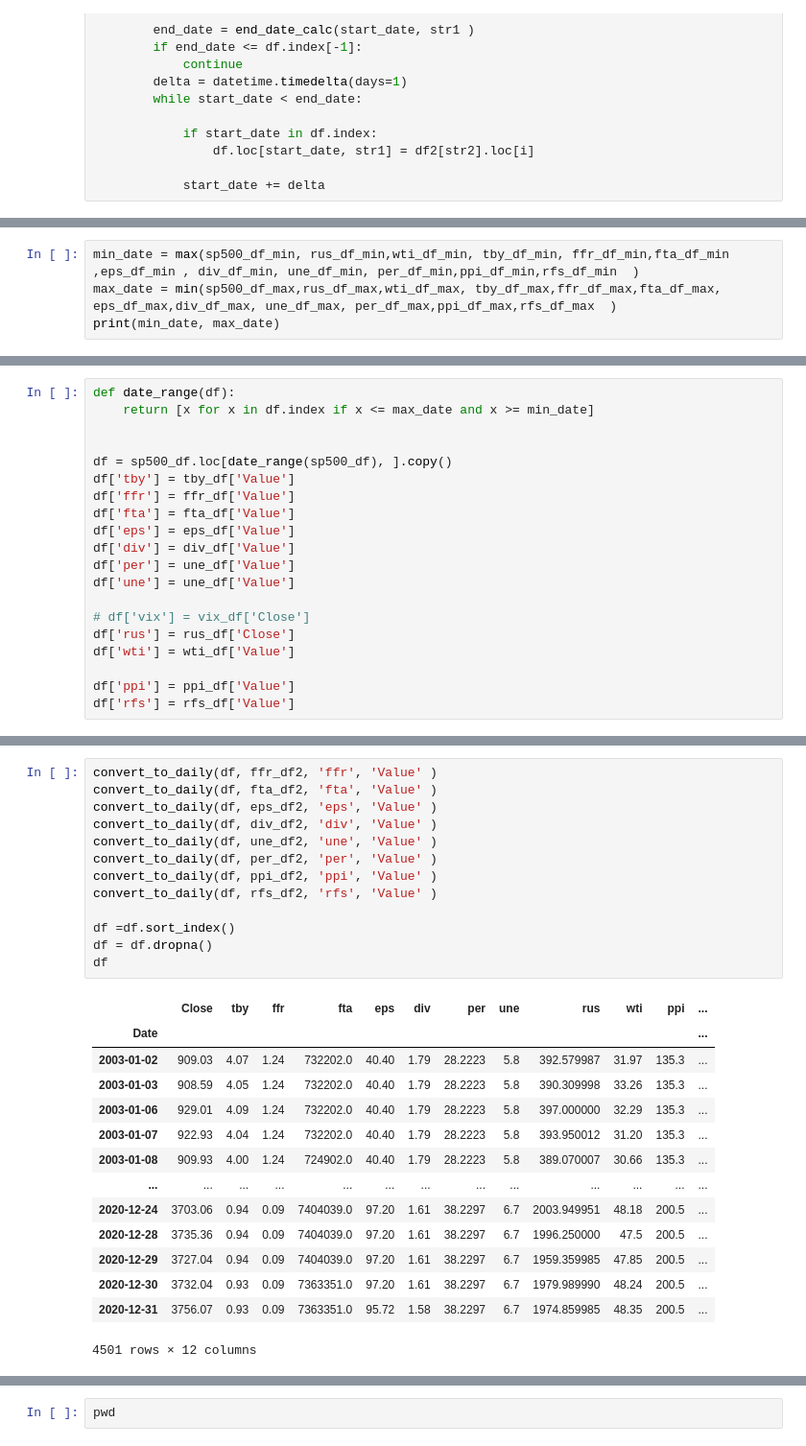
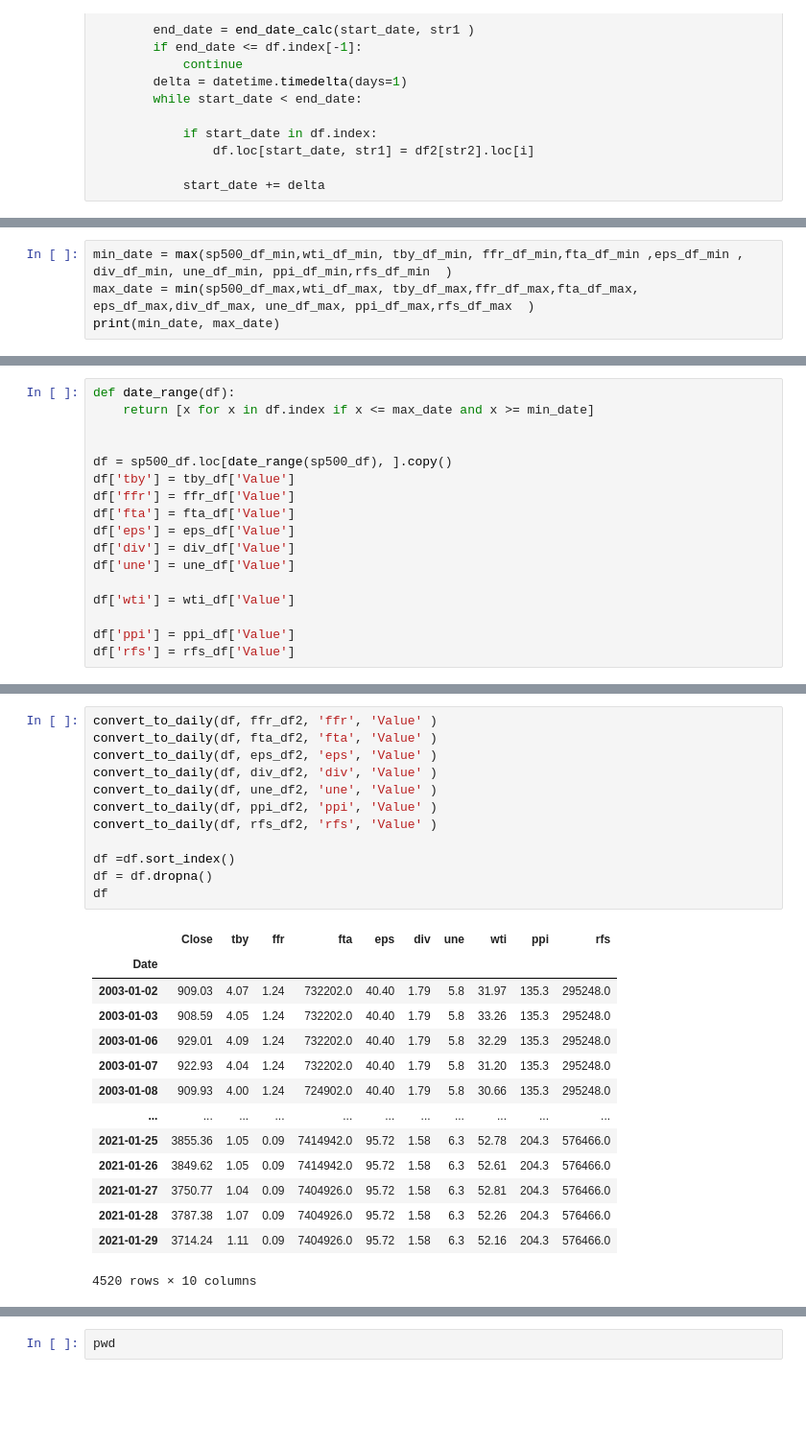
Before and after one commit to shelbycox/Stock-Erdos, a Jupyter notebook: Data/Data-Merge/data-merge.ipynb, the cells around one changed output, grey strips where cells are left out. Shown at 96% size. Cells and saved outputs as stored; diff of their text form; blank space fills up the shorter version.

```diff
--- a/Data/Data-Merge/data-merge.ipynb
+++ b/Data/Data-Merge/data-merge.ipynb
@@ -314,7 +263,7 @@ ppi_df_max = ppi_df.index[np.argmax(ppi_df.index)] + relativedelta(months=1)
 rfs_df_min = rfs_df.index[np.argmin(rfs_df.index)]
 rfs_df_max = rfs_df.index[np.argmax(rfs_df.index)] + relativedelta(months=1)
 # %%
-min_date = max(sp500_df_min, rus_df_min,wti_df_min, tby_df_min, ffr_df_min,fta_df_min ,eps_df_min , div_df_min, une_df_min, per_df_min,ppi_df_min,rfs_df_min  )
-max_date = min(sp500_df_max,rus_df_max,wti_df_max, tby_df_max,ffr_df_max,fta_df_max, eps_df_max,div_df_max, une_df_max, per_df_max,ppi_df_max,rfs_df_max  )
+min_date = max(sp500_df_min,wti_df_min, tby_df_min, ffr_df_min,fta_df_min ,eps_df_min , div_df_min, une_df_min, ppi_df_min,rfs_df_min  )
+max_date = min(sp500_df_max,wti_df_max, tby_df_max,ffr_df_max,fta_df_max, eps_df_max,div_df_max, une_df_max, ppi_df_max,rfs_df_max  )
 print(min_date, max_date)
 # %% [output]
@@ -330,11 +279,8 @@ df['ffr'] = ffr_df['Value']
 df['fta'] = fta_df['Value']
 df['eps'] = eps_df['Value']
 df['div'] = div_df['Value']
-df['per'] = une_df['Value']
 df['une'] = une_df['Value']
 
-# df['vix'] = vix_df['Close']
-df['rus'] = rus_df['Close']
 df['wti'] = wti_df['Value']
 
 df['ppi'] = ppi_df['Value']
@@ -352,28 +296,27 @@ rfs_df2 = rfs_df.loc[date_range(rfs_df), ].copy()
 # %%
 convert_to_daily(df, ffr_df2, 'ffr', 'Value' )
 convert_to_daily(df, fta_df2, 'fta', 'Value' )
 convert_to_daily(df, eps_df2, 'eps', 'Value' )
 convert_to_daily(df, div_df2, 'div', 'Value' )
 convert_to_daily(df, une_df2, 'une', 'Value' )
-convert_to_daily(df, per_df2, 'per', 'Value' )
 convert_to_daily(df, ppi_df2, 'ppi', 'Value' )
 convert_to_daily(df, rfs_df2, 'rfs', 'Value' )
 
 df =df.sort_index()
 df = df.dropna()
 df
 # %% [output]
-|  | Close | tby | ffr | fta | eps | div | per | une | rus | wti | ppi | ... |
-| Date |  |  |  |  |  |  |  |  |  |  |  | ... |
-| 2003-01-02 | 909.03 | 4.07 | 1.24 | 732202.0 | 40.40 | 1.79 | 28.2223 | 5.8 | 392.579987 | 31.97 | 135.3 | ... |
-| 2003-01-03 | 908.59 | 4.05 | 1.24 | 732202.0 | 40.40 | 1.79 | 28.2223 | 5.8 | 390.309998 | 33.26 | 135.3 | ... |
-| 2003-01-06 | 929.01 | 4.09 | 1.24 | 732202.0 | 40.40 | 1.79 | 28.2223 | 5.8 | 397.000000 | 32.29 | 135.3 | ... |
-| 2003-01-07 | 922.93 | 4.04 | 1.24 | 732202.0 | 40.40 | 1.79 | 28.2223 | 5.8 | 393.950012 | 31.20 | 135.3 | ... |
-| 2003-01-08 | 909.93 | 4.00 | 1.24 | 724902.0 | 40.40 | 1.79 | 28.2223 | 5.8 | 389.070007 | 30.66 | 135.3 | ... |
-| ... | ... | ... | ... | ... | ... | ... | ... | ... | ... | ... | ... | ... |
-| 2020-12-24 | 3703.06 | 0.94 | 0.09 | 7404039.0 | 97.20 | 1.61 | 38.2297 | 6.7 | 2003.949951 | 48.18 | 200.5 | ... |
-| 2020-12-28 | 3735.36 | 0.94 | 0.09 | 7404039.0 | 97.20 | 1.61 | 38.2297 | 6.7 | 1996.250000 | 47.5 | 200.5 | ... |
-| 2020-12-29 | 3727.04 | 0.94 | 0.09 | 7404039.0 | 97.20 | 1.61 | 38.2297 | 6.7 | 1959.359985 | 47.85 | 200.5 | ... |
-| 2020-12-30 | 3732.04 | 0.93 | 0.09 | 7363351.0 | 97.20 | 1.61 | 38.2297 | 6.7 | 1979.989990 | 48.24 | 200.5 | ... |
-| 2020-12-31 | 3756.07 | 0.93 | 0.09 | 7363351.0 | 95.72 | 1.58 | 38.2297 | 6.7 | 1974.859985 | 48.35 | 200.5 | ... |
+|  | Close | tby | ffr | fta | eps | div | une | wti | ppi | rfs |
+| Date |  |  |  |  |  |  |  |  |  |  |
+| 2003-01-02 | 909.03 | 4.07 | 1.24 | 732202.0 | 40.40 | 1.79 | 5.8 | 31.97 | 135.3 | 295248.0 |
+| 2003-01-03 | 908.59 | 4.05 | 1.24 | 732202.0 | 40.40 | 1.79 | 5.8 | 33.26 | 135.3 | 295248.0 |
+| 2003-01-06 | 929.01 | 4.09 | 1.24 | 732202.0 | 40.40 | 1.79 | 5.8 | 32.29 | 135.3 | 295248.0 |
+| 2003-01-07 | 922.93 | 4.04 | 1.24 | 732202.0 | 40.40 | 1.79 | 5.8 | 31.20 | 135.3 | 295248.0 |
+| 2003-01-08 | 909.93 | 4.00 | 1.24 | 724902.0 | 40.40 | 1.79 | 5.8 | 30.66 | 135.3 | 295248.0 |
+| ... | ... | ... | ... | ... | ... | ... | ... | ... | ... | ... |
+| 2021-01-25 | 3855.36 | 1.05 | 0.09 | 7414942.0 | 95.72 | 1.58 | 6.3 | 52.78 | 204.3 | 576466.0 |
+| 2021-01-26 | 3849.62 | 1.05 | 0.09 | 7414942.0 | 95.72 | 1.58 | 6.3 | 52.61 | 204.3 | 576466.0 |
+| 2021-01-27 | 3750.77 | 1.04 | 0.09 | 7404926.0 | 95.72 | 1.58 | 6.3 | 52.81 | 204.3 | 576466.0 |
+| 2021-01-28 | 3787.38 | 1.07 | 0.09 | 7404926.0 | 95.72 | 1.58 | 6.3 | 52.26 | 204.3 | 576466.0 |
+| 2021-01-29 | 3714.24 | 1.11 | 0.09 | 7404926.0 | 95.72 | 1.58 | 6.3 | 52.16 | 204.3 | 576466.0 |
-4501 rows × 12 columns
+4520 rows × 10 columns
```
Also changed, not shown: parts of 11 cells of this notebook.
